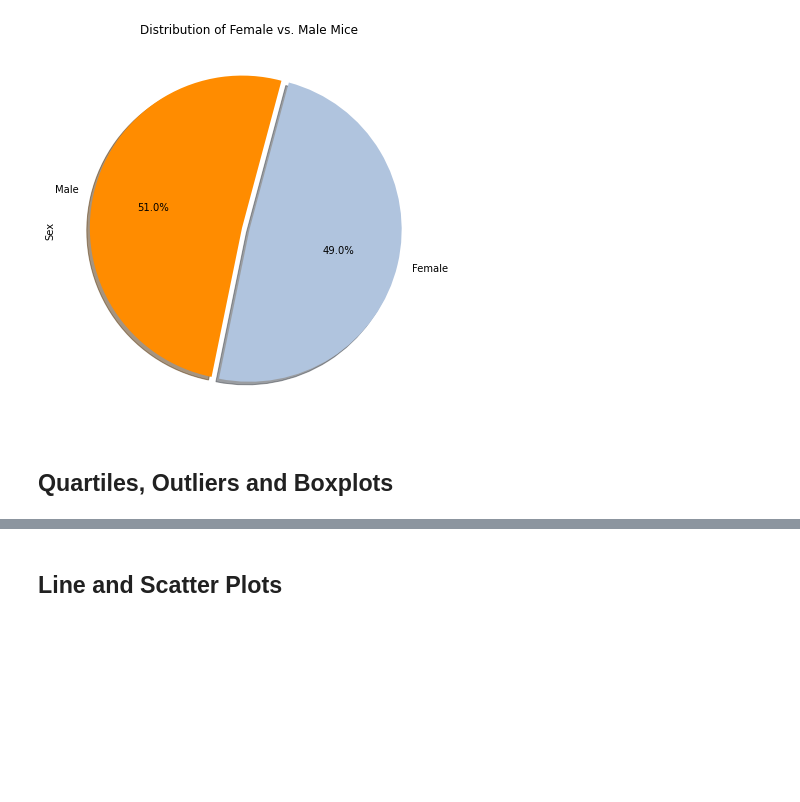
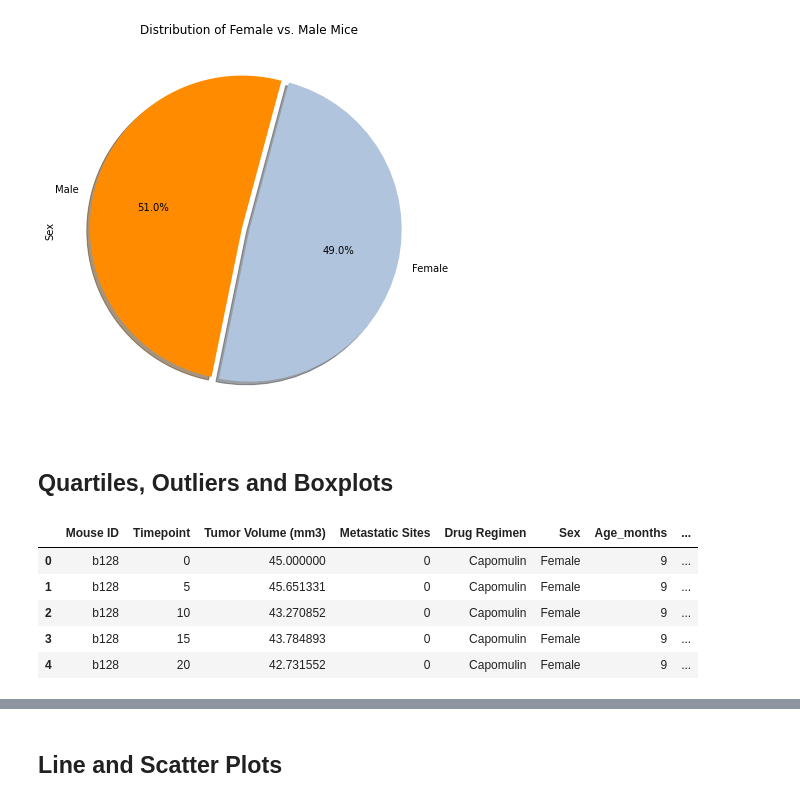
Before and after one commit to Seltsam1/matplotlib-pharmaceutical-analysis, a Jupyter notebook: pharmaceutical-analysis.ipynb, the cells around one changed output, grey strips where cells are left out. Drawn from its saved outputs; the diff is of its cells as text; code cells hidden in the pictures; blank space fills up the shorter version.

```diff
--- a/pharmaceutical-analysis.ipynb
+++ b/pharmaceutical-analysis.ipynb
@@ -310,0 +286,34 @@ plt.show()
+# %%
+# Calculate the final tumor volume of each mouse across four of the treatment regimens:
+# Capomulin, Ramicane, Infubinol, and Ceftamin
+
+
+# Group by Mouse ID, then aggregate via max function
+max_time_mouse = mouse_study_clean.groupby("Mouse ID").max()
+
+# Rename column for timepoint to max timepoint
+max_time_mouse = max_time_mouse.rename(columns={
+    "Timepoint": "Max Timepoint"
+})
+
+# Reset index
+max_time_mouse = max_time_mouse.reset_index()
+
+# Convert to dataframe
+max_time_mouse_df = pd.DataFrame(max_time_mouse)
+
+# Extract Mouse ID and Max Timepoint
+max_time_mouse_df = max_time_mouse_df[["Mouse ID", "Max Timepoint"]]
+
+# Merge dataframe with max timepoint into cleaned dataframe
+max_time_df = pd.merge(mouse_study_clean, max_time_mouse_df, on="Mouse ID")
+
+# Display new merged dataframe top 5 rows
+max_time_df.head()
+# %% [output]
+|  | Mouse ID | Timepoint | Tumor Volume (mm3) | Metastatic Sites | Drug Regimen | Sex | Age_months | ... |
+| 0 | b128 | 0 | 45.000000 | 0 | Capomulin | Female | 9 | ... |
+| 1 | b128 | 5 | 45.651331 | 0 | Capomulin | Female | 9 | ... |
+| 2 | b128 | 10 | 43.270852 | 0 | Capomulin | Female | 9 | ... |
+| 3 | b128 | 15 | 43.784893 | 0 | Capomulin | Female | 9 | ... |
+| 4 | b128 | 20 | 42.731552 | 0 | Capomulin | Female | 9 | ... |
```
Also changed, not shown: parts of 5 cells of this notebook.
